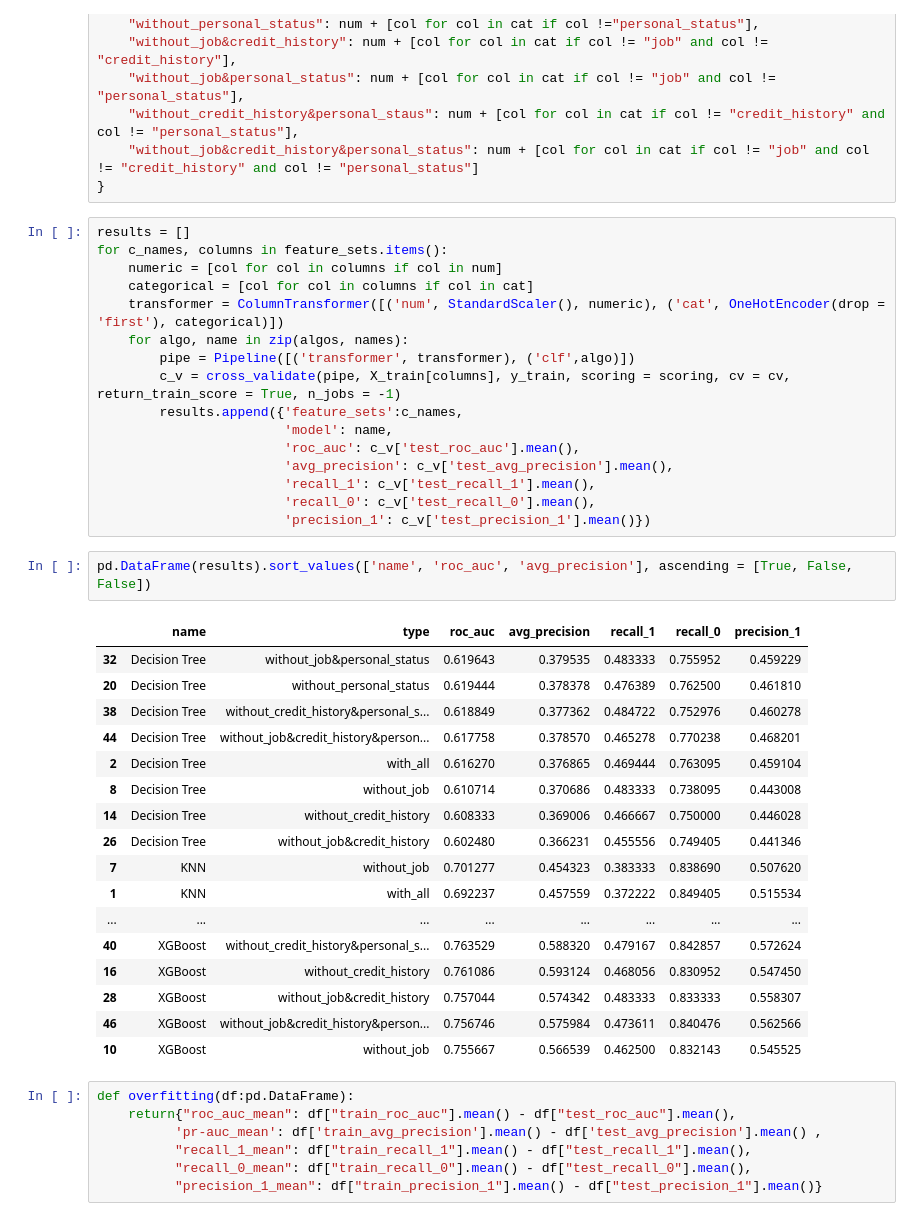
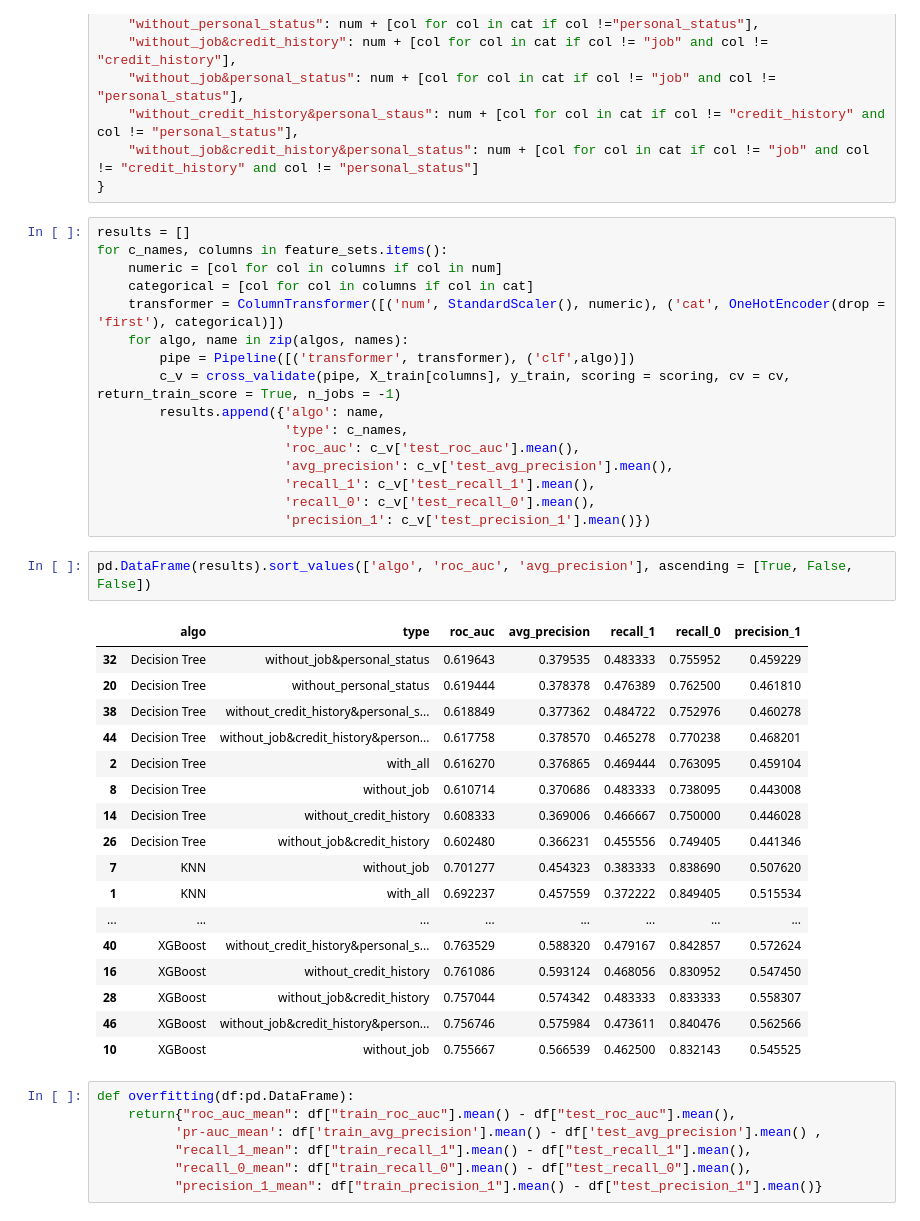
Before and after one commit to Grzesiesz/Credit-Risk-Prediction, a Jupyter notebook: south_german_credit/notebooks/Modeling.ipynb, the cells around one changed output. Saved outputs shown, nothing was run; the diff lists cells and outputs as text.

Commit message:
Picking final model

```diff
--- a/south_german_credit/notebooks/Modeling.ipynb
+++ b/south_german_credit/notebooks/Modeling.ipynb
@@ -109,17 +100,17 @@ for c_names, columns in feature_sets.items():
     for algo, name in zip(algos, names):
         pipe = Pipeline([('transformer', transformer), ('clf',algo)])
         c_v = cross_validate(pipe, X_train[columns], y_train, scoring = scoring, cv = cv, return_train_score = True, n_jobs = -1)
-        results.append({'feature_sets':c_names,
-                        'model': name,
+        results.append({'algo': name,
+                        'type': c_names,
                         'roc_auc': c_v['test_roc_auc'].mean(),
                         'avg_precision': c_v['test_avg_precision'].mean(),
                         'recall_1': c_v['test_recall_1'].mean(),
                         'recall_0': c_v['test_recall_0'].mean(),
                         'precision_1': c_v['test_precision_1'].mean()})
 # %%
-pd.DataFrame(results).sort_values(['name', 'roc_auc', 'avg_precision'], ascending = [True, False, False])
+pd.DataFrame(results).sort_values(['algo', 'roc_auc', 'avg_precision'], ascending = [True, False, False])
 # %% [output]
-|  | name | type | roc_auc | avg_precision | recall_1 | recall_0 | precision_1 |
+|  | algo | type | roc_auc | avg_precision | recall_1 | recall_0 | precision_1 |
 | 32 | Decision Tree | without_job&personal_status | 0.619643 | 0.379535 | 0.483333 | 0.755952 | 0.459229 |
 | 20 | Decision Tree | without_personal_status | 0.619444 | 0.378378 | 0.476389 | 0.762500 | 0.461810 |
 | 38 | Decision Tree | without_credit_history&personal_s... | 0.618849 | 0.377362 | 0.484722 | 0.752976 | 0.460278 |
```
Also changed, not shown: parts of 21 cells of this notebook, 3 other files.
